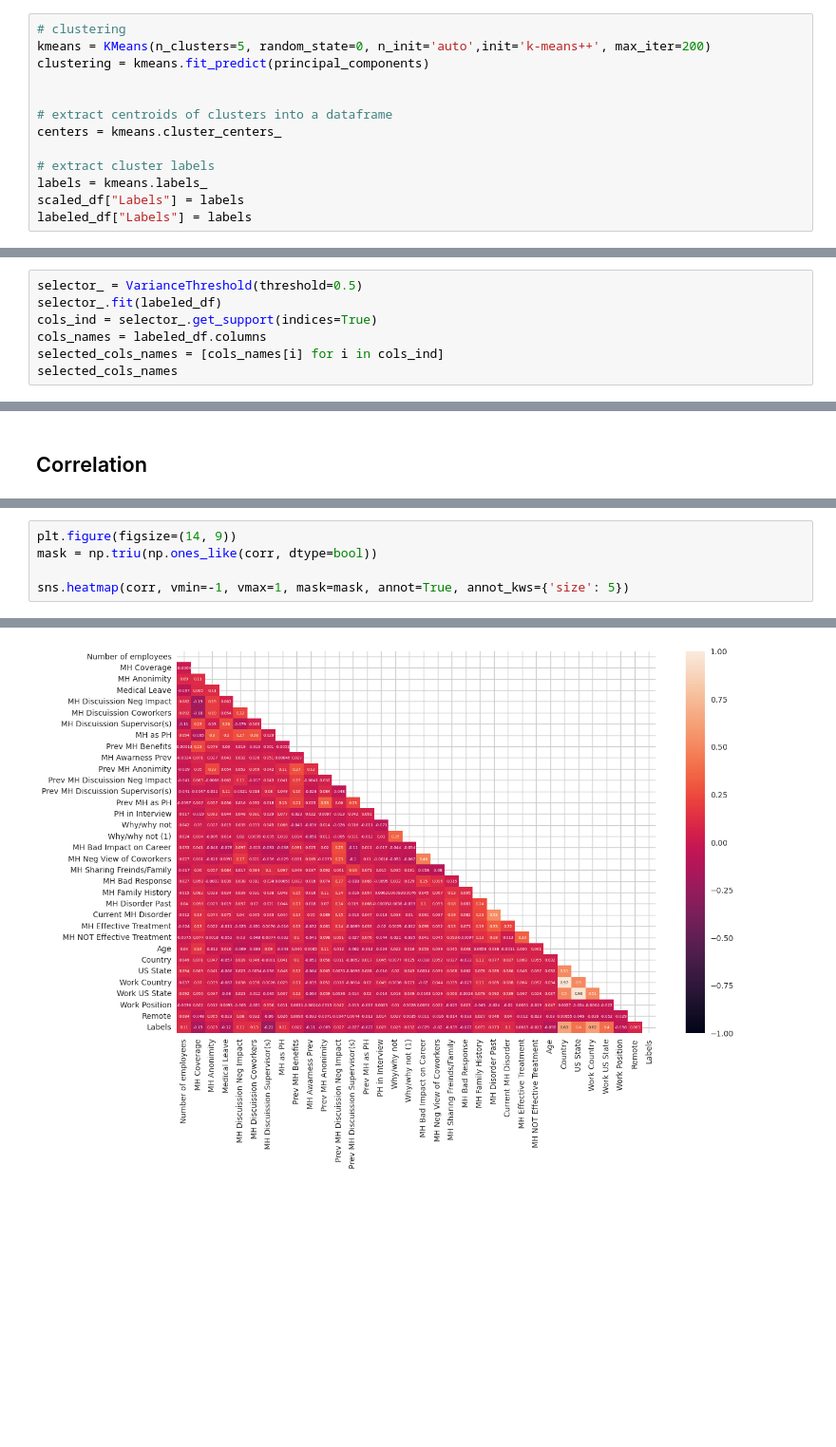
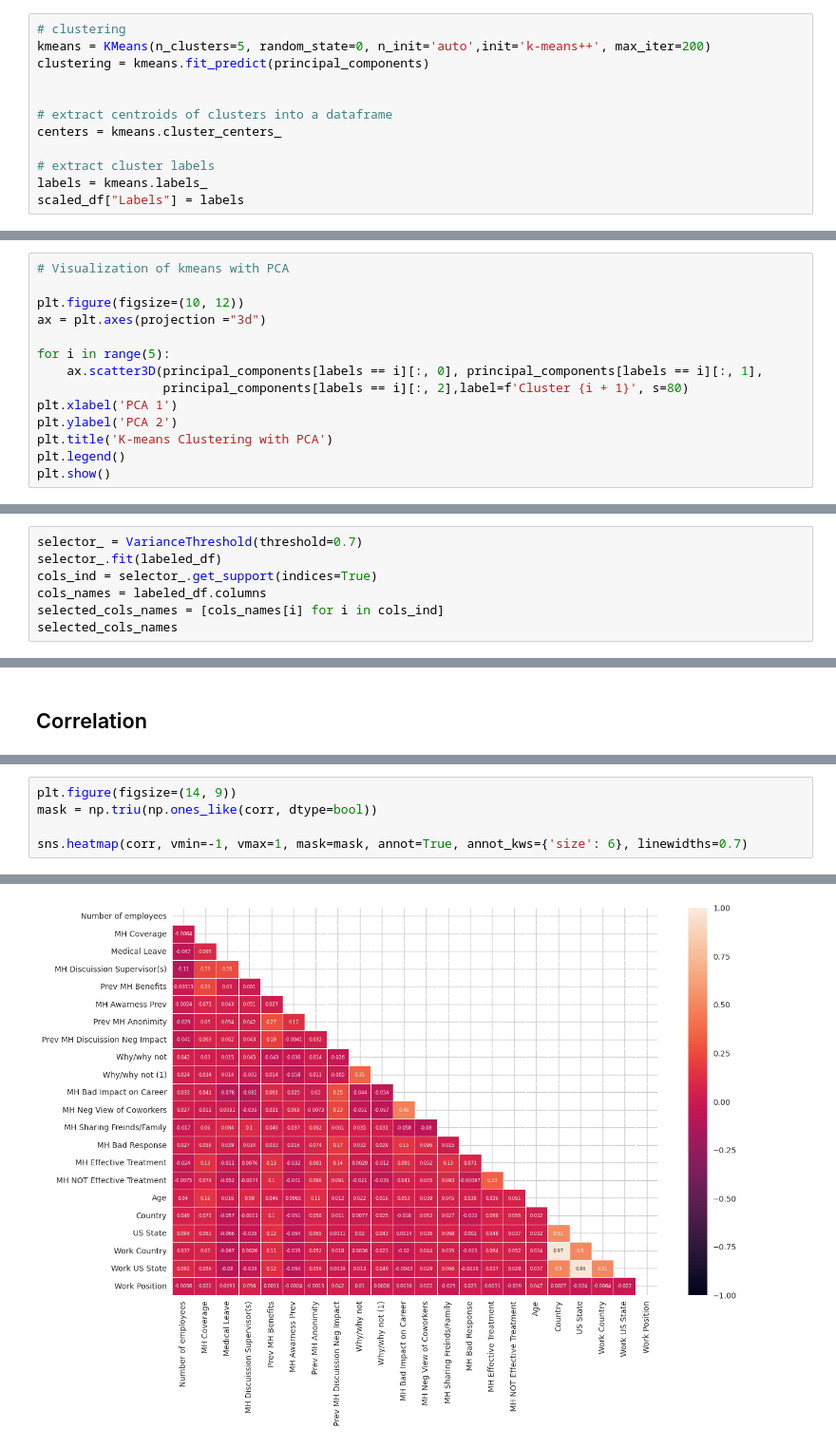
Before and after one commit to gulomovazukhrakhon/kaggle, a Jupyter notebook: mental-health-in-tech.ipynb, the cells around one changed output, grey strips where cells are left out. Shown at 95% size. Saved outputs shown, nothing was run; the diff lists cells and outputs as text; blank space fills up the shorter version.

```diff
--- a/mental-health-in-tech.ipynb
+++ b/mental-health-in-tech.ipynb
@@ -1115,7 +1181,6 @@ centers = kmeans.cluster_centers_
 # extract cluster labels
 labels = kmeans.labels_
 scaled_df["Labels"] = labels
-labeled_df["Labels"] = labels
 # %%
 # Analyzing cluster characteristics
 cluster_characteristics = []
@@ -1183,0 +1249,14 @@ plt.show()
+# %%
+# Visualization of kmeans with PCA
+
+plt.figure(figsize=(10, 12))
+ax = plt.axes(projection ="3d")
+
+for i in range(5):
+    ax.scatter3D(principal_components[labels == i][:, 0], principal_components[labels == i][:, 1],
+                 principal_components[labels == i][:, 2],label=f'Cluster {i + 1}', s=80)
+plt.xlabel('PCA 1')
+plt.ylabel('PCA 2')
+plt.title('K-means Clustering with PCA')
+plt.legend()
+plt.show()
@@ -1229,7 +1267,7 @@ sns.heatmap(corr_2, vmin=-1, vmax=1, mask=mask, annot=True, annot_kws={'size': 5
 # %% [markdown]
 ## Variance Threshold
 # %%
-selector_ = VarianceThreshold(threshold=0.5)
+selector_ = VarianceThreshold(threshold=0.7)
 selector_.fit(labeled_df)
 cols_ind = selector_.get_support(indices=True)
 cols_names = labeled_df.columns
@@ -1263,8 +1301,8 @@ corr.shape
 # %%
 plt.figure(figsize=(14, 9))
 mask = np.triu(np.ones_like(corr, dtype=bool))
 
-sns.heatmap(corr, vmin=-1, vmax=1, mask=mask, annot=True, annot_kws={'size': 5})
+sns.heatmap(corr, vmin=-1, vmax=1, mask=mask, annot=True, annot_kws={'size': 6}, linewidths=0.7)
 # %% [output]
 <Axes: >
-[figure, old version]
+[figure, new version]
```
Also changed, not shown: parts of 22 cells of this notebook.
